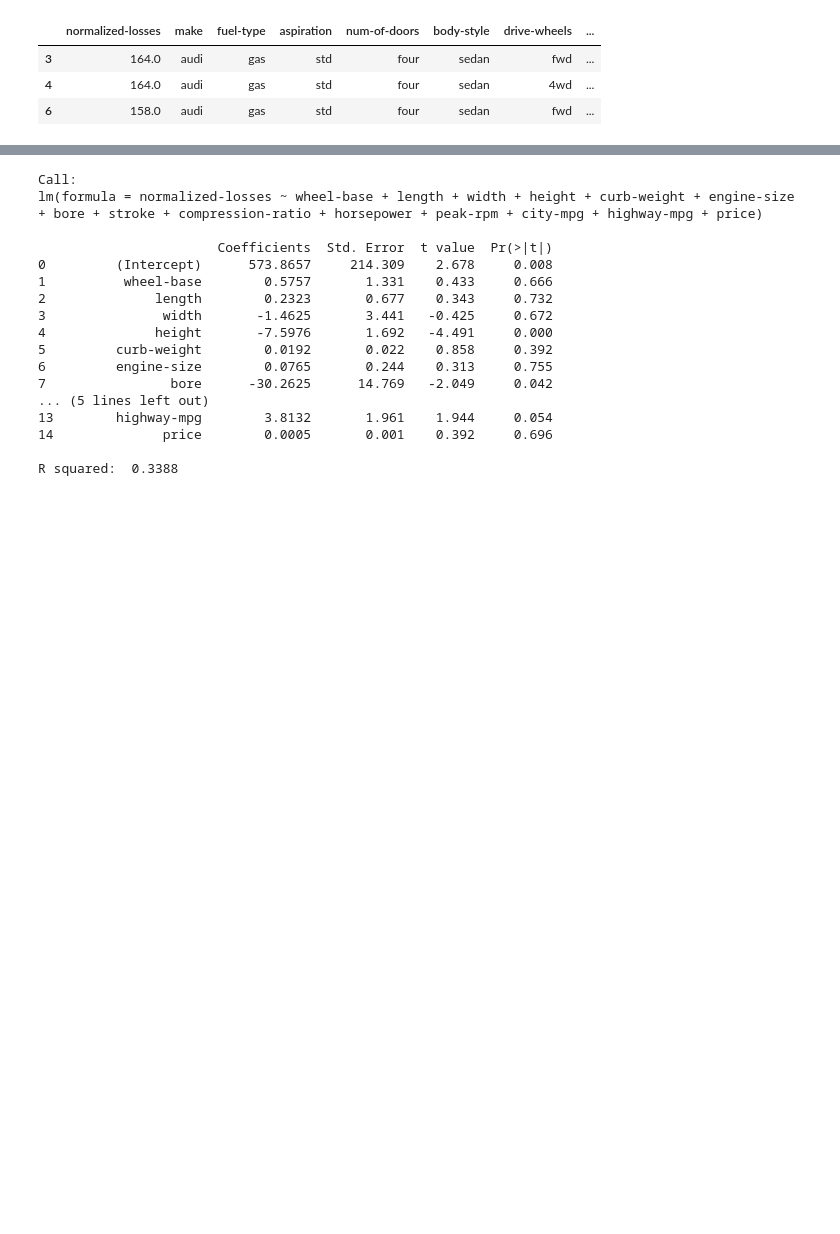
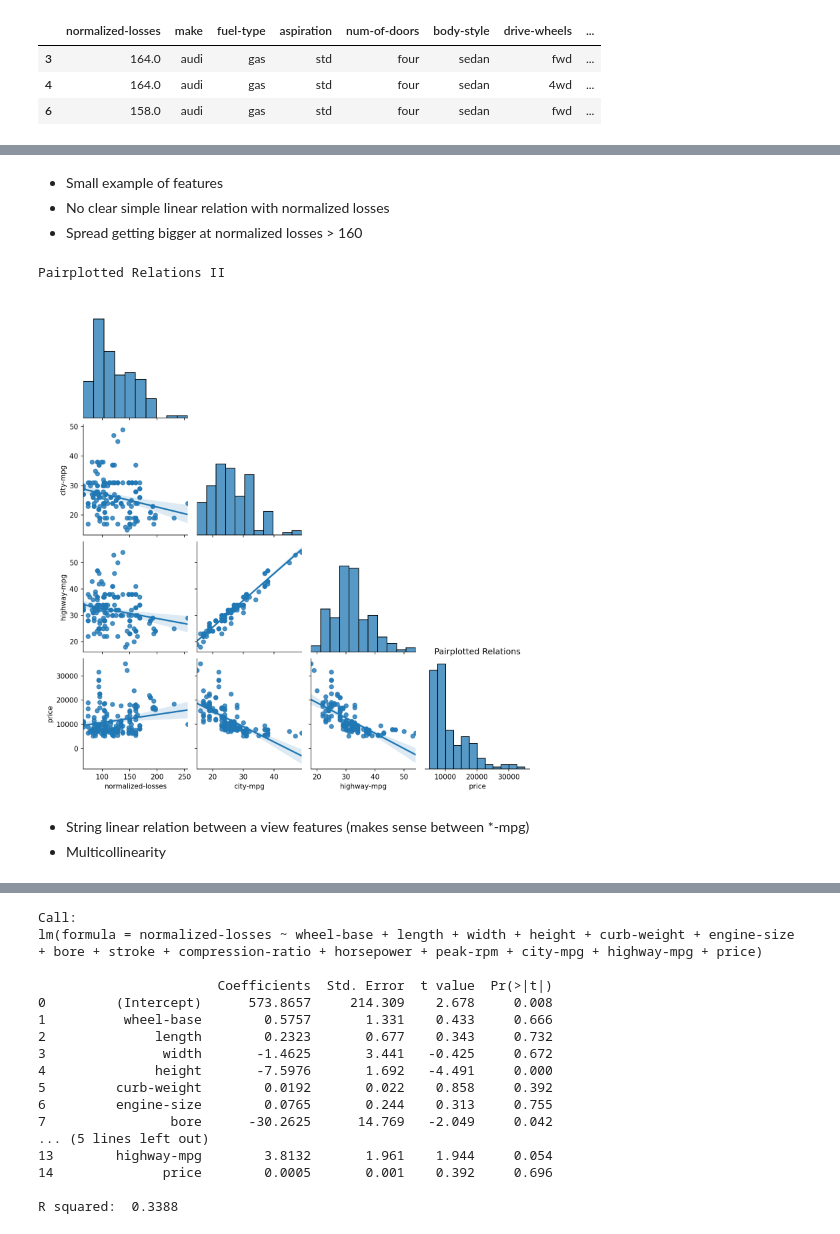
Before and after one commit to sekR4/Automobile, a Jupyter notebook: demo.ipynb, the cells around one changed output, grey strips where cells are left out. Drawn from its saved outputs; the diff is of its cells as text; code cells hidden in the pictures; blank space fills up the shorter version.

```diff
--- a/demo.ipynb
+++ b/demo.ipynb
@@ -59,2 +74,15 @@ for idx, batch in enumerate(create_batches_of_columns(df)):
+# %% [markdown]
+- Small example of features
+- No clear simple linear relation with normalized losses
+- Spread getting bigger at normalized losses > 160
+# %%
+print("Pairplotted Relations II")
+Image("img/pair_plot_4.png", width = 500)
+# %% [output]
+Pairplotted Relations II
+[figure, added]
+# %% [markdown]
+- String linear relation between a view features (makes sense between *-mpg)
+- Multicollinearity
 # %%
 plot_correlation(df)
```
Also changed, not shown: parts of 63 cells of this notebook, 16 other files.
